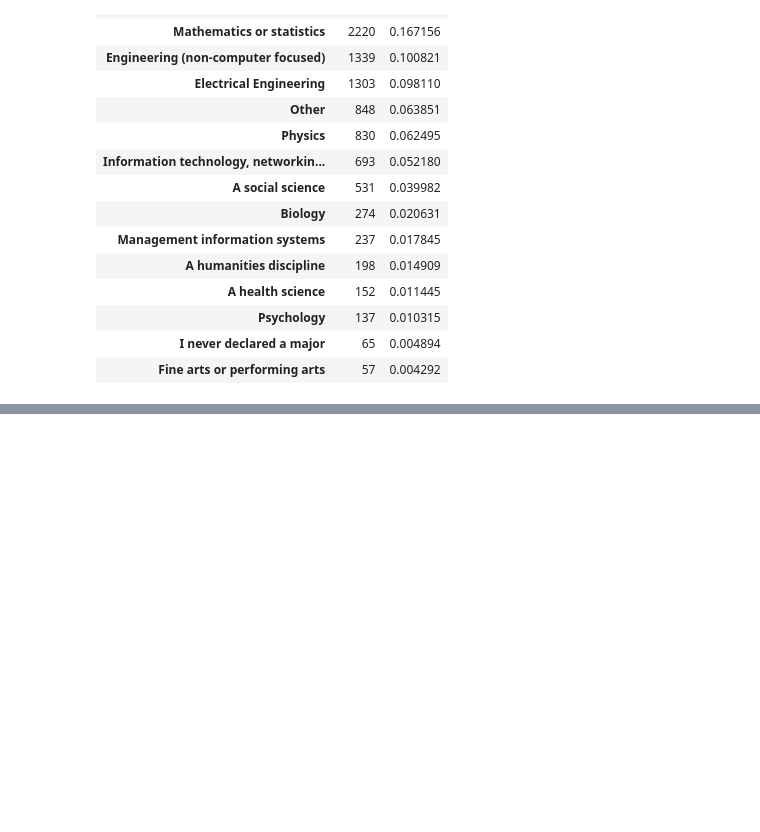
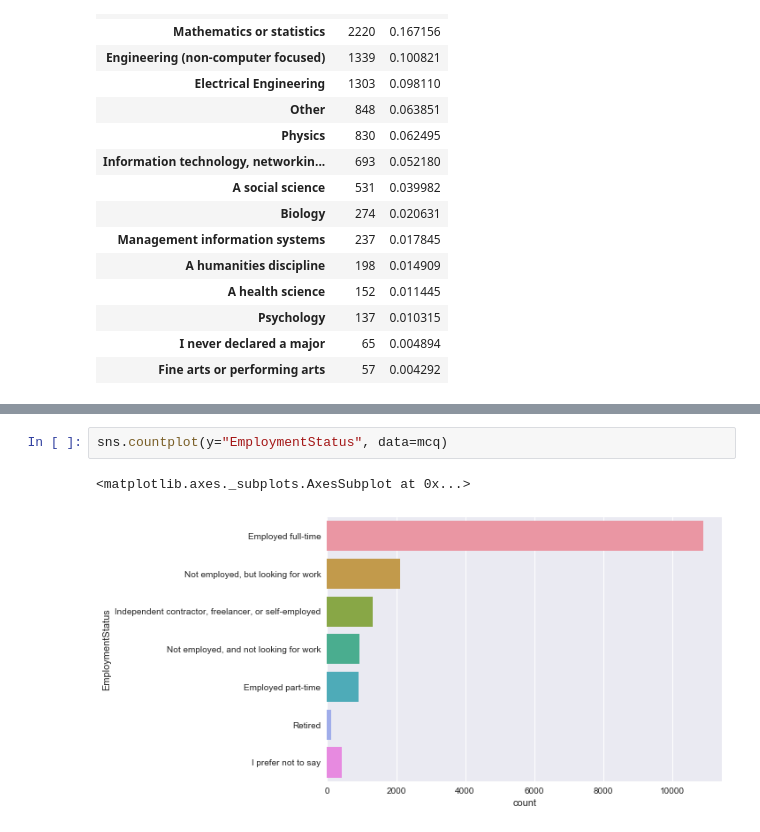
Before and after one commit to ekmst1027/programming-study, a Jupyter notebook: data_science/kaggle_programmers/data_science_faq.ipynb, the cells around one changed output, grey strips where cells are left out. Saved outputs shown, nothing was run; the diff lists cells and outputs as text; blank space fills up the shorter version.

```diff
--- a/data_science/kaggle_programmers/data_science_faq.ipynb
+++ b/data_science/kaggle_programmers/data_science_faq.ipynb
@@ -168,0 +196,5 @@ mcq_major_df
+# %%
+sns.countplot(y="EmploymentStatus", data=mcq)
+# %% [output]
+<matplotlib.axes._subplots.AxesSubplot at 0x...>
+[figure, added]
```
Also changed, not shown: parts of 27 cells of this notebook.
